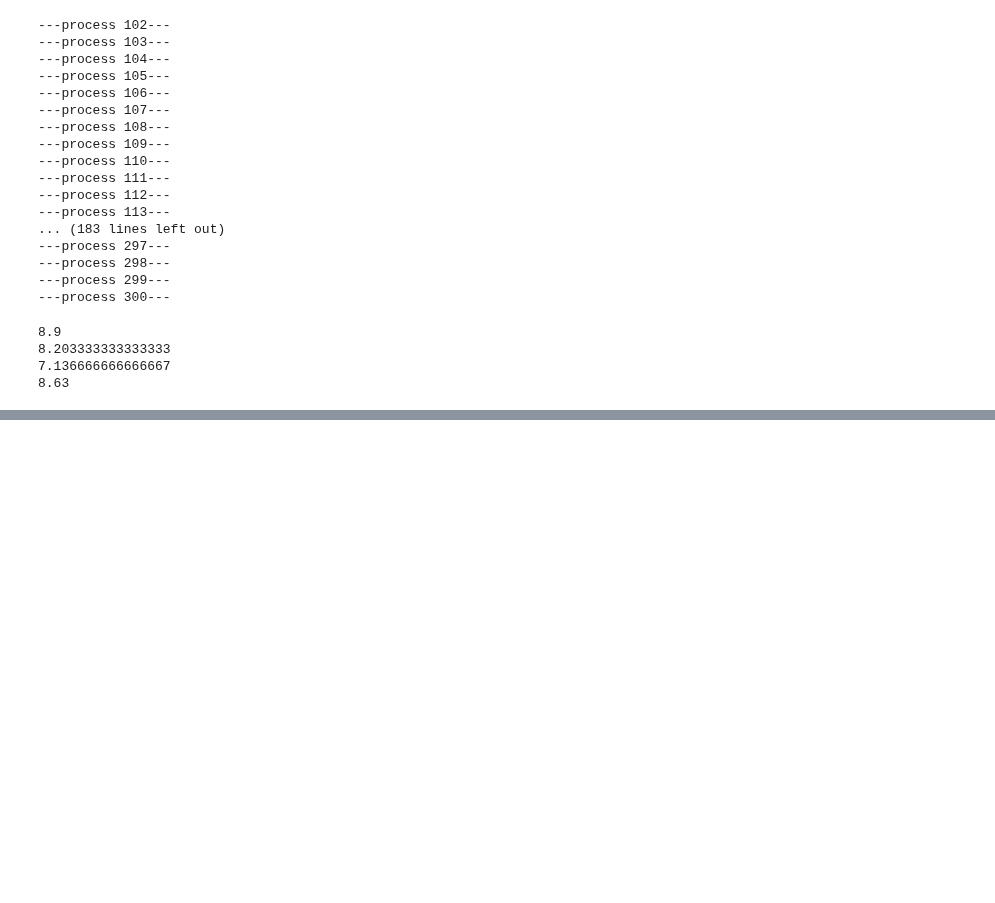
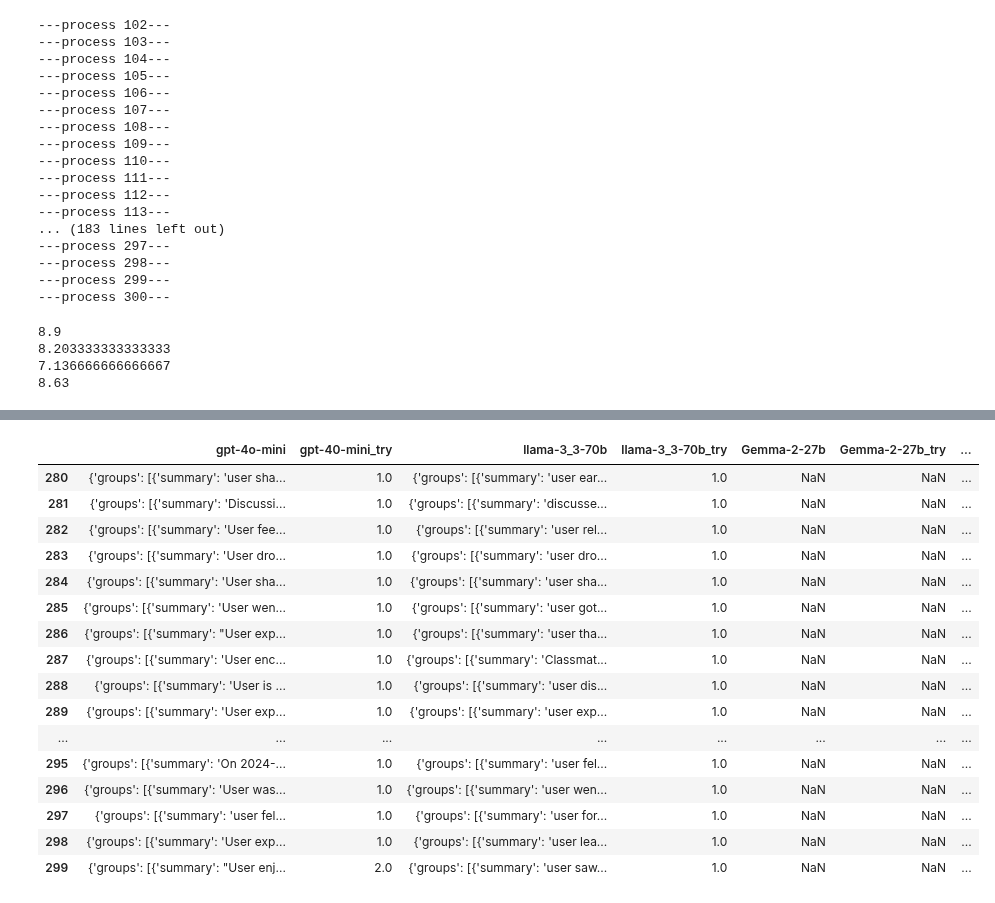
Before and after one commit to Intelligent-Systems-Lab/REMIND, a Jupyter notebook: test.ipynb, the cells around one changed output, grey strips where cells are left out. Cells and saved outputs as stored; diff of their text form; code cells hidden in the pictures; blank space fills up the shorter version.

Commit message:
:construction: add ablation group task

````diff
--- a/test.ipynb
+++ b/test.ipynb
@@ -945,0 +976,26 @@ print(observe_df['hyde_score'].astype(int).sum()/300)
+# %%
+chatlog_classify_prompt = """Watch the following chat logs, you need to write the memory for youself,
+Group chat records according to topics and summarize each group with json format.
+Each summary can't over {summary_limit} and need as detail like date, where or do what as you can.
+Example:
+Chat logs:[
+    {{'id':1, 'text':'assistant:Hi, how are you today?, user:Good. I walked in the park today'}},
+    {{'id':2, 'text':'user:I saw dogs and a parrot, it can speak chinese!, assistant:That's really gread!'}}
+]
+```json
+{{
+    "groups": [
+        {{
+            "summary": "user walked in the park today and saw some dogs and a parrot that can speak chinese",
+            "chat_logs": [1, 2]
+        }}
+    ]
+}}
+```
+Chat logs:{chat_logs}
+
+Only json output, don't say something else.
+"""
+# %%
+import pandas as pd
+question_df = pd.read_json('question_ready2.json', lines=True)
@@ -945,0 +1004,9 @@ print(observe_df['hyde_score'].astype(int).sum()/300)
+# %%
+group_df = pd.DataFrame()
+group_df['gpt-4o-mini'] = None
+group_df['gpt-40-mini_try'] = None
+group_df['llama-3_3-70b'] = None
+group_df['llama-3_3-70b_try'] = None
+group_df['Gemma-2-27b'] = None
+group_df['Gemma-2-27b_try'] = None
+group_df['chat_logs_number'] = None
@@ -945,0 +1087,20 @@ print(observe_df['hyde_score'].astype(int).sum()/300)
+# %%
+group_df[280:300]
+# %% [output]
+|  | gpt-4o-mini | gpt-40-mini_try | llama-3_3-70b | llama-3_3-70b_try | Gemma-2-27b | Gemma-2-27b_try | ... |
+| 280 | {'groups': [{'summary': 'user sha... | 1.0 | {'groups': [{'summary': 'user ear... | 1.0 | NaN | NaN | ... |
+| 281 | {'groups': [{'summary': 'Discussi... | 1.0 | {'groups': [{'summary': 'discusse... | 1.0 | NaN | NaN | ... |
+| 282 | {'groups': [{'summary': 'User fee... | 1.0 | {'groups': [{'summary': 'user rel... | 1.0 | NaN | NaN | ... |
+| 283 | {'groups': [{'summary': 'User dro... | 1.0 | {'groups': [{'summary': 'user dro... | 1.0 | NaN | NaN | ... |
+| 284 | {'groups': [{'summary': 'User sha... | 1.0 | {'groups': [{'summary': 'user sha... | 1.0 | NaN | NaN | ... |
+| 285 | {'groups': [{'summary': 'User wen... | 1.0 | {'groups': [{'summary': 'user got... | 1.0 | NaN | NaN | ... |
+| 286 | {'groups': [{'summary': "User exp... | 1.0 | {'groups': [{'summary': 'user tha... | 1.0 | NaN | NaN | ... |
+| 287 | {'groups': [{'summary': 'User enc... | 1.0 | {'groups': [{'summary': 'Classmat... | 1.0 | NaN | NaN | ... |
+| 288 | {'groups': [{'summary': 'User is ... | 1.0 | {'groups': [{'summary': 'user dis... | 1.0 | NaN | NaN | ... |
+| 289 | {'groups': [{'summary': 'User exp... | 1.0 | {'groups': [{'summary': 'user exp... | 1.0 | NaN | NaN | ... |
+| ... | ... | ... | ... | ... | ... | ... | ... |
+| 295 | {'groups': [{'summary': 'On 2024-... | 1.0 | {'groups': [{'summary': 'user fel... | 1.0 | NaN | NaN | ... |
+| 296 | {'groups': [{'summary': 'User was... | 1.0 | {'groups': [{'summary': 'user wen... | 1.0 | NaN | NaN | ... |
+| 297 | {'groups': [{'summary': 'user fel... | 1.0 | {'groups': [{'summary': 'user for... | 1.0 | NaN | NaN | ... |
+| 298 | {'groups': [{'summary': 'User exp... | 1.0 | {'groups': [{'summary': 'user lea... | 1.0 | NaN | NaN | ... |
+| 299 | {'groups': [{'summary': "User enj... | 2.0 | {'groups': [{'summary': 'user saw... | 1.0 | NaN | NaN | ... |
````
Also changed, not shown: parts of 7 cells of this notebook.
